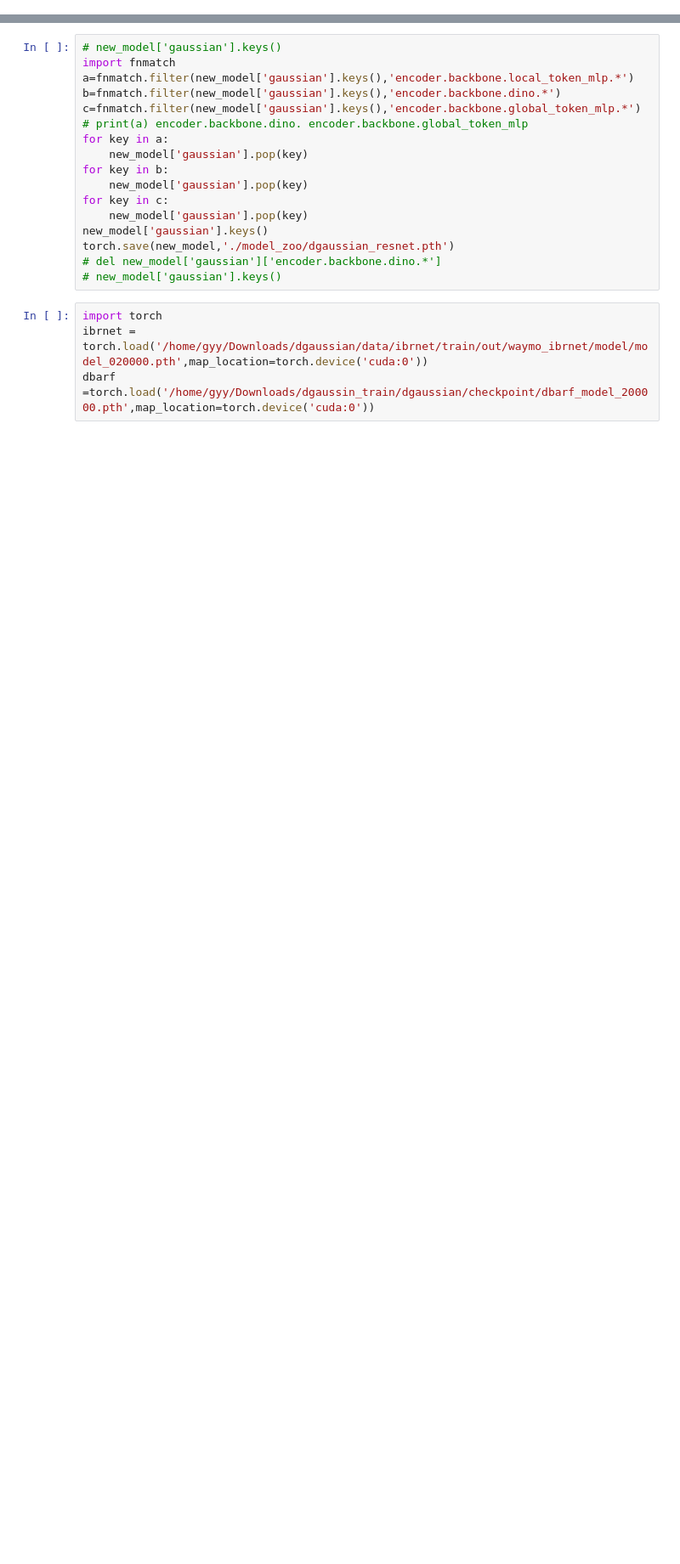
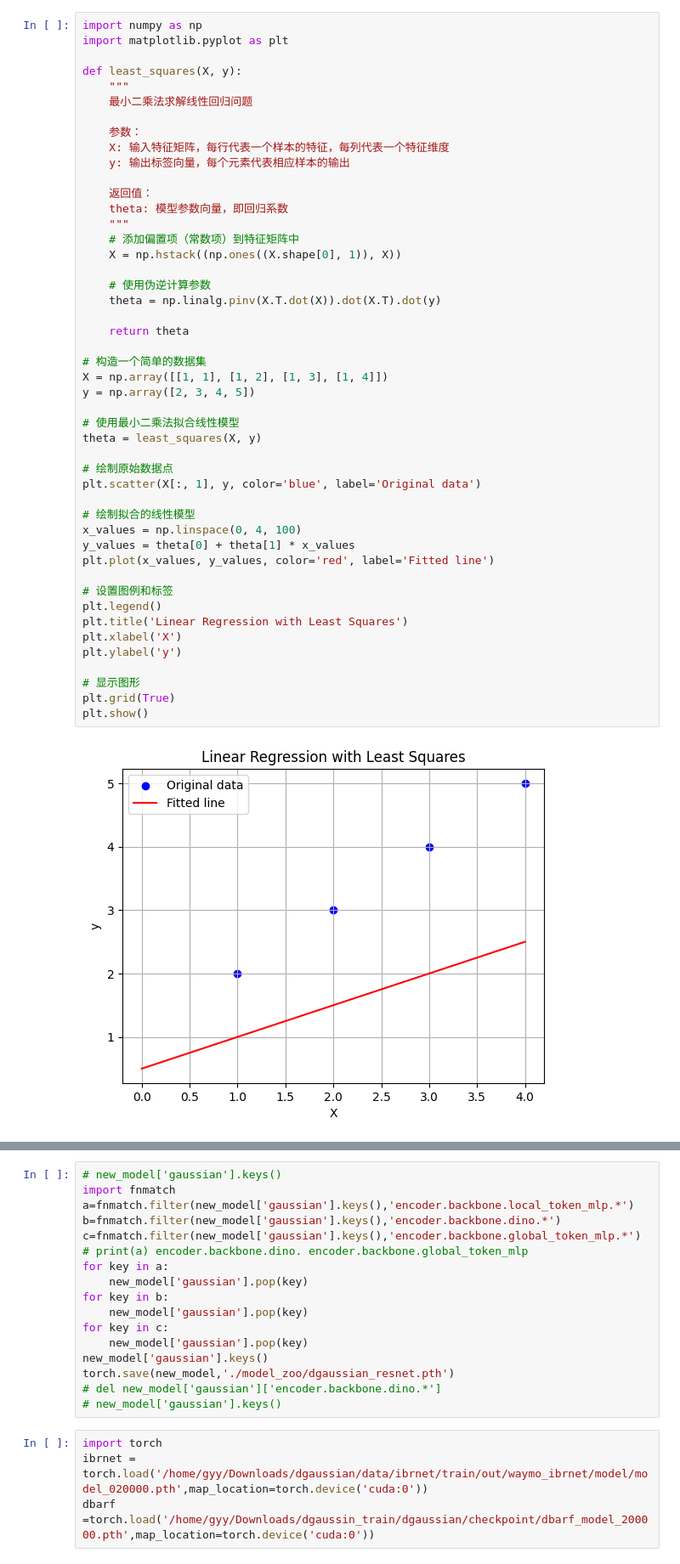
Before and after one commit to lifuguan/dgaussian, a Jupyter notebook: visualize.ipynb, the cells around one changed output, grey strips where cells are left out. Shown at 85% size. Cells and saved outputs as stored; diff of their text form; blank space fills up the shorter version.

```diff
--- a/visualize.ipynb
+++ b/visualize.ipynb
@@ -12,0 +18,49 @@ dict_keys(['optimizer', 'scheduler', 'pose_optimizer', 'pose_scheduler', 'net_co
+# %%
+import numpy as np
+import matplotlib.pyplot as plt
+
+def least_squares(X, y):
+    """
+    最小二乘法求解线性回归问题
+
+    参数：
+    X: 输入特征矩阵，每行代表一个样本的特征，每列代表一个特征维度
+    y: 输出标签向量，每个元素代表相应样本的输出
+
+    返回值：
+    theta: 模型参数向量，即回归系数
+    """
+    # 添加偏置项（常数项）到特征矩阵中
+    X = np.hstack((np.ones((X.shape[0], 1)), X))
+
+    # 使用伪逆计算参数
+    theta = np.linalg.pinv(X.T.dot(X)).dot(X.T).dot(y)
+
+    return theta
+
+# 构造一个简单的数据集
+X = np.array([[1, 1], [1, 2], [1, 3], [1, 4]])
+y = np.array([2, 3, 4, 5])
+
+# 使用最小二乘法拟合线性模型
+theta = least_squares(X, y)
+
+# 绘制原始数据点
+plt.scatter(X[:, 1], y, color='blue', label='Original data')
+
+# 绘制拟合的线性模型
+x_values = np.linspace(0, 4, 100)
+y_values = theta[0] + theta[1] * x_values
+plt.plot(x_values, y_values, color='red', label='Fitted line')
+
+# 设置图例和标签
+plt.legend()
+plt.title('Linear Regression with Least Squares')
+plt.xlabel('X')
+plt.ylabel('y')
+
+# 显示图形
+plt.grid(True)
+plt.show()
+# %% [output]
+[figure, added]
```
Also changed, not shown: parts of 3 cells of this notebook, 6 other files.
